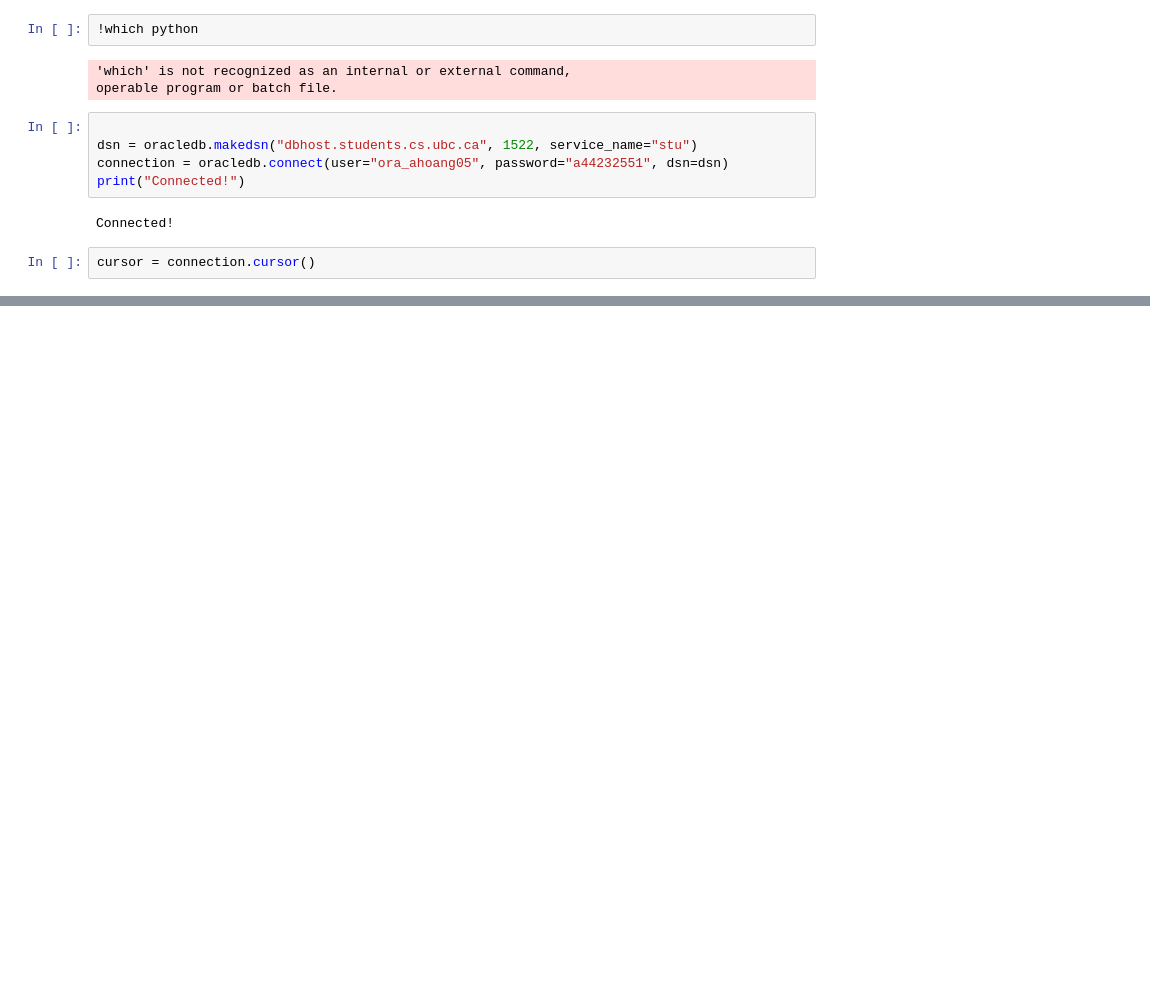
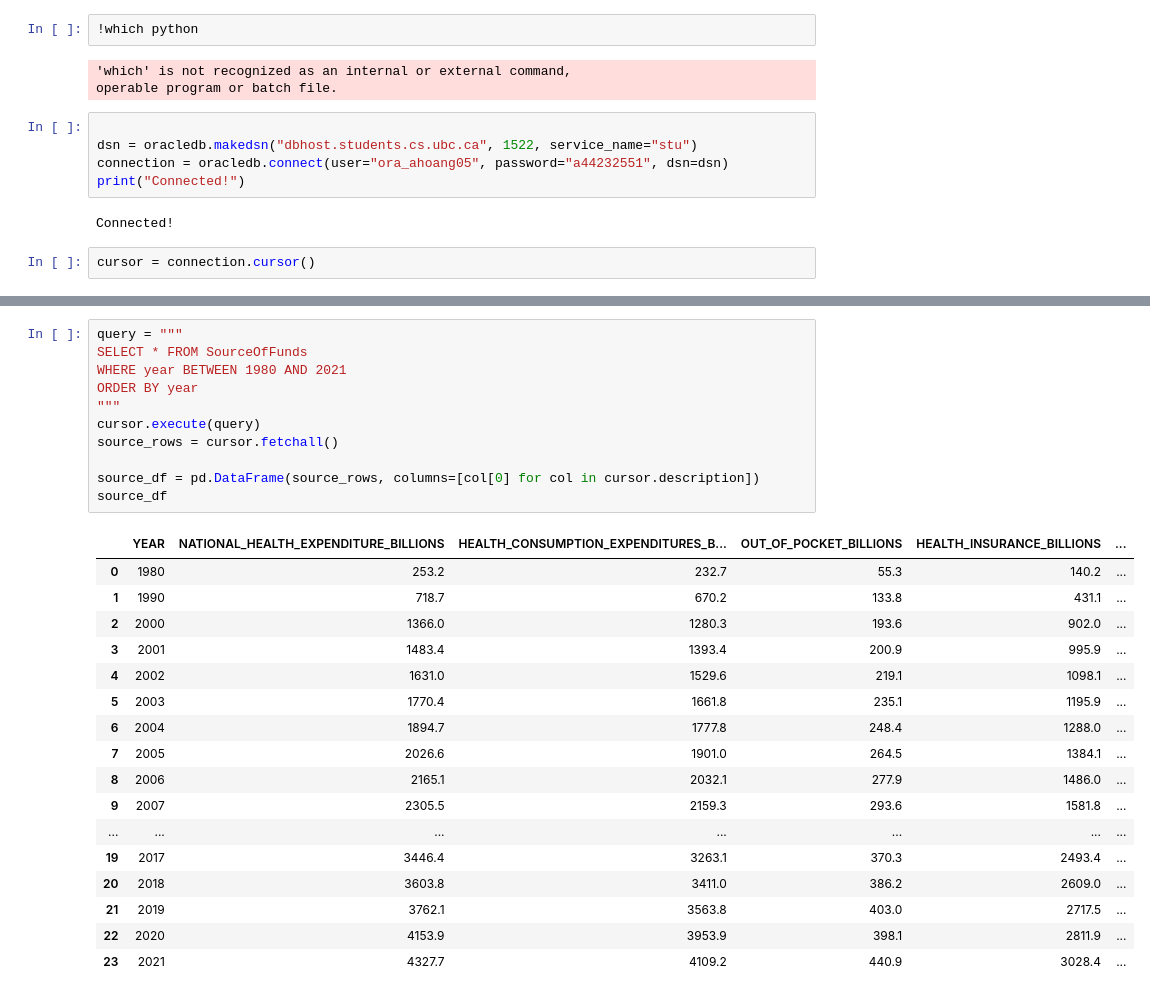
Before and after one commit to the-anh-hoang/insurance_analysis, a Jupyter notebook: connection.ipynb, the cells around one changed output, grey strips where cells are left out. Drawn from its saved outputs; the diff is of its cells as text; blank space fills up the shorter version.

```diff
--- a/connection.ipynb
+++ b/connection.ipynb
@@ -58,0 +284,29 @@ connection.close()
+# %%
+query = """
+SELECT * FROM SourceOfFunds
+WHERE year BETWEEN 1980 AND 2021
+ORDER BY year
+"""
+cursor.execute(query)
+source_rows = cursor.fetchall()
+
+source_df = pd.DataFrame(source_rows, columns=[col[0] for col in cursor.description])
+source_df
+# %% [output]
+|  | YEAR | NATIONAL_HEALTH_EXPENDITURE_BILLIONS | HEALTH_CONSUMPTION_EXPENDITURES_B... | OUT_OF_POCKET_BILLIONS | HEALTH_INSURANCE_BILLIONS | ... |
+| 0 | 1980 | 253.2 | 232.7 | 55.3 | 140.2 | ... |
+| 1 | 1990 | 718.7 | 670.2 | 133.8 | 431.1 | ... |
+| 2 | 2000 | 1366.0 | 1280.3 | 193.6 | 902.0 | ... |
+| 3 | 2001 | 1483.4 | 1393.4 | 200.9 | 995.9 | ... |
+| 4 | 2002 | 1631.0 | 1529.6 | 219.1 | 1098.1 | ... |
+| 5 | 2003 | 1770.4 | 1661.8 | 235.1 | 1195.9 | ... |
+| 6 | 2004 | 1894.7 | 1777.8 | 248.4 | 1288.0 | ... |
+| 7 | 2005 | 2026.6 | 1901.0 | 264.5 | 1384.1 | ... |
+| 8 | 2006 | 2165.1 | 2032.1 | 277.9 | 1486.0 | ... |
+| 9 | 2007 | 2305.5 | 2159.3 | 293.6 | 1581.8 | ... |
+| ... | ... | ... | ... | ... | ... | ... |
+| 19 | 2017 | 3446.4 | 3263.1 | 370.3 | 2493.4 | ... |
+| 20 | 2018 | 3603.8 | 3411.0 | 386.2 | 2609.0 | ... |
+| 21 | 2019 | 3762.1 | 3563.8 | 403.0 | 2717.5 | ... |
+| 22 | 2020 | 4153.9 | 3953.9 | 398.1 | 2811.9 | ... |
+| 23 | 2021 | 4327.7 | 4109.2 | 440.9 | 3028.4 | ... |
```
Also changed, not shown: parts of 24 cells of this notebook.
